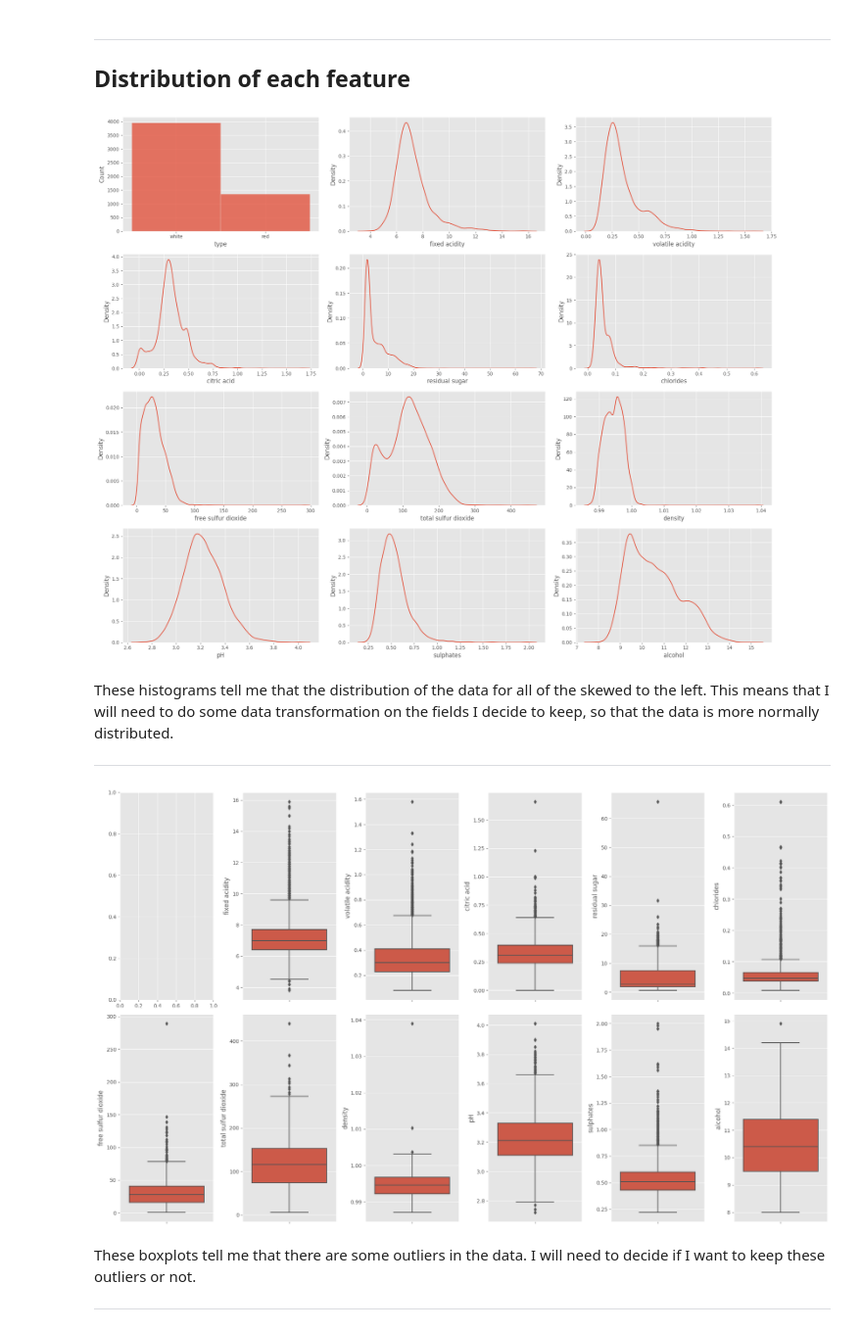
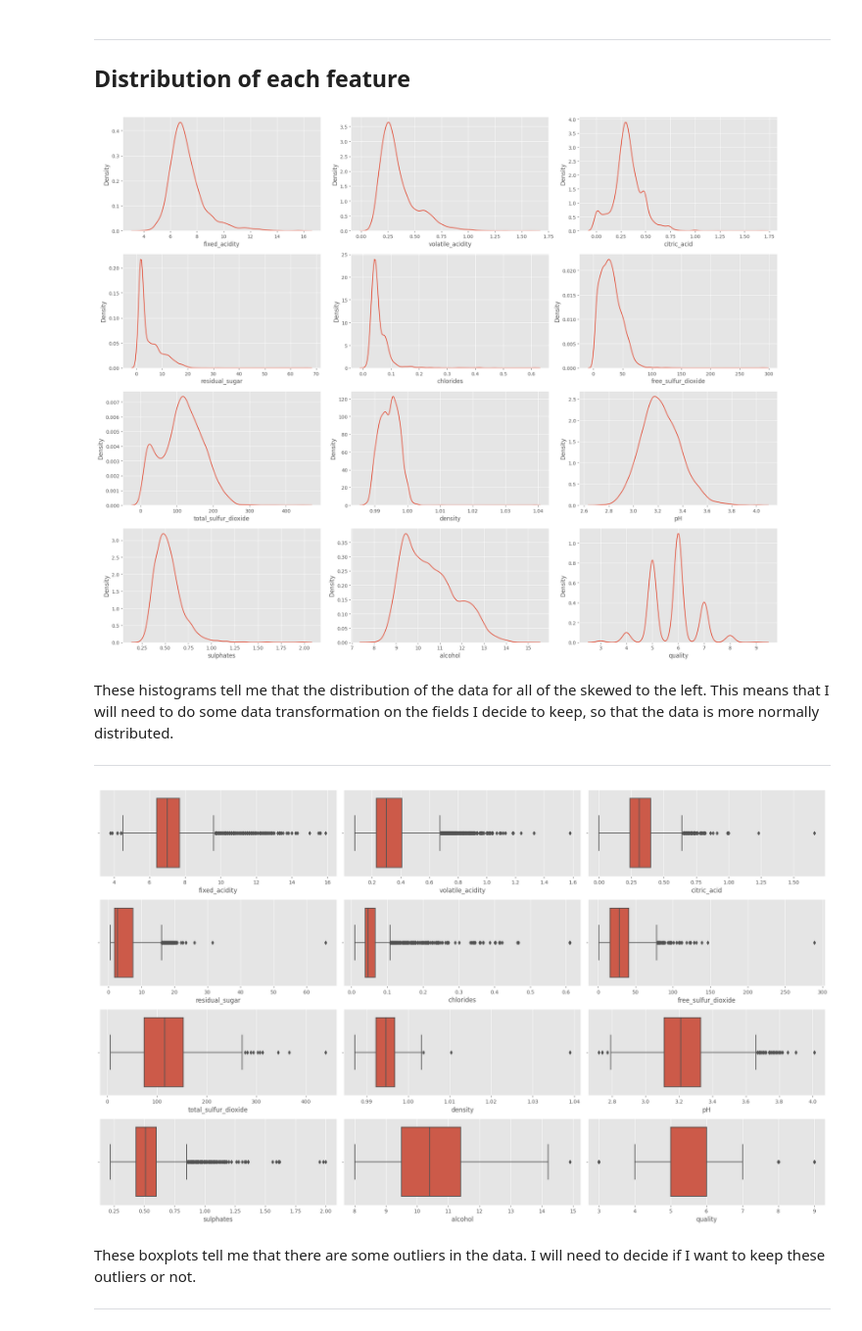
Before and after one commit to zS1L3NT/mldp, a Jupyter notebook: main.ipynb, the cells around one changed output. Shown at 98% size. Cells and saved outputs as stored; diff of their text form; code cells hidden in the pictures.

```diff
--- a/main.ipynb
+++ b/main.ipynb
@@ -37,3 +39,5 @@ df.shape
+# %%
+df.columns = df.columns.str.replace(' ', '_')
 # %% [markdown]
 
 ## Check for missing values
@@ -109,24 +113,20 @@ df.describe(include="object")
 fig, axes = plt.subplots(4, 3, figsize=(20, 16), tight_layout=True)
 
 for i, ax in enumerate(axes.flat):
-    if i == 0:
-        sns.histplot(df.iloc[:, i], ax=ax)
-    else:
-        sns.kdeplot(df.iloc[:, i], ax=ax)
+    sns.kdeplot(df.select_dtypes(exclude="object").iloc[:, i], ax=ax)
 # %% [output]
-[figure, old version]
+[figure, new version]
 # %% [markdown]
 These histograms tell me that the distribution of the data for all of the skewed to the left. This means that I will need to do some data transformation on the fields I decide to keep, so that the data is more normally distributed.
 
 <hr />
 # %%
-fig, axes = plt.subplots(2, 6, figsize=(20, 12), tight_layout=True)
+fig, axes = plt.subplots(4, 3, figsize=(20, 12), tight_layout=True)
 
 for i, ax in enumerate(axes.flat):
-    if i == 0: continue
-    sns.boxplot(y=df[df.columns.array[i]], ax=ax)
+    sns.boxplot(x=df[df.select_dtypes(exclude="object").columns.array[i]], ax=ax)
 # %% [output]
-[figure, old version]
+[figure, new version]
 # %% [markdown]
 These boxplots tell me that there are some outliers in the data. I will need to decide if I want to keep these outliers or not.
 
```
Also changed, not shown: parts of 73 cells of this notebook.
